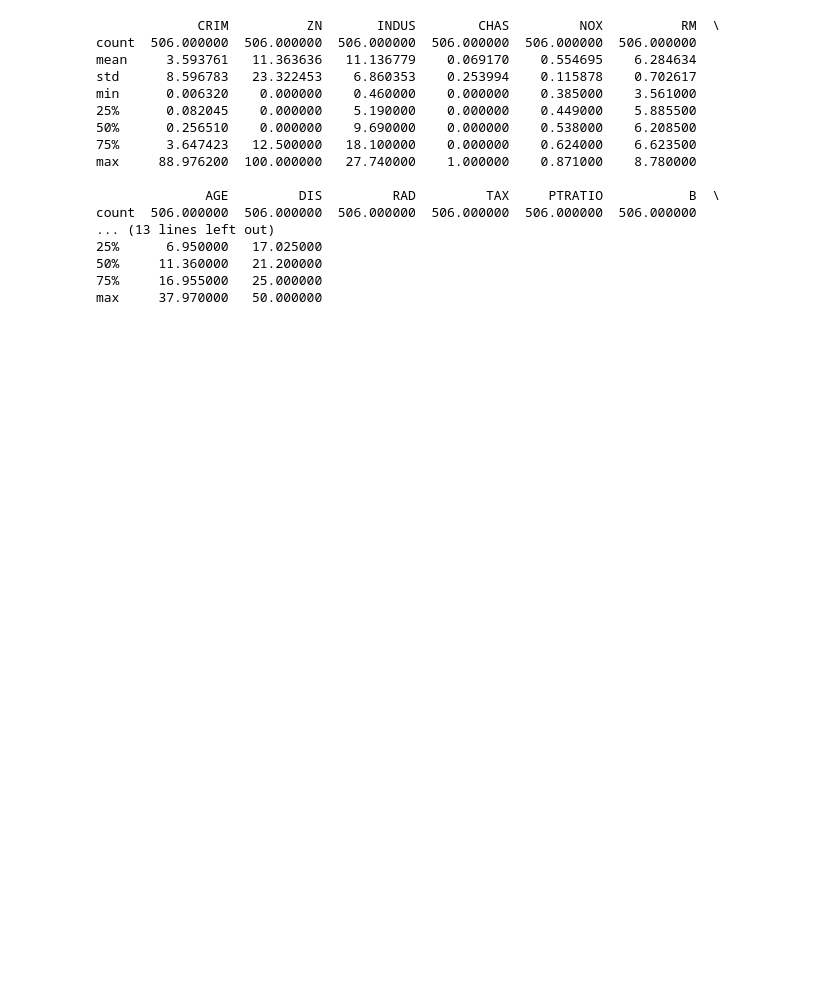
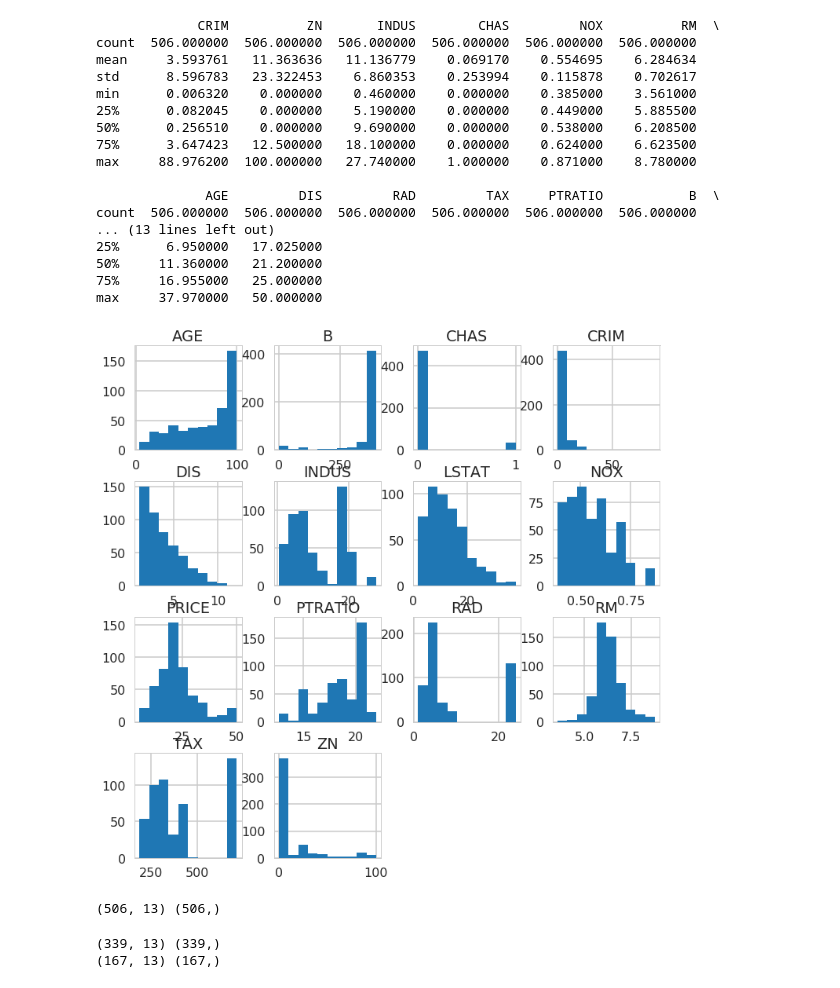
Before and after one commit to justthetips/ml, a Jupyter notebook: Boston Housing Dataset.ipynb, the cells around one changed output. Drawn from its saved outputs; the diff is of its cells as text; code cells hidden in the pictures; blank space fills up the shorter version.

```diff
--- a/Boston Housing Dataset.ipynb
+++ b/Boston Housing Dataset.ipynb
@@ -43,3 +48,24 @@ count  506.000000  506.000000  506.000000  506.000000  506.000000  506.000000
 50%     11.360000   21.200000
 75%     16.955000   25.000000
 max     37.970000   50.000000
+# %%
+bos.hist(figsize=(12,12))
+plt.show()
+# %% [output]
+[figure, added]
+# %%
+#set up the variables
+
+X = bos.drop('PRICE', axis = 1)
+y = bos['PRICE']
+print(X.shape, y.shape)
+# %% [output]
+(506, 13) (506,)
+# %%
+#split the data
+X_train, X_test, y_train, y_test = train_test_split(X, y, test_size = 0.33, random_state = 5)
+print(X_train.shape, y_train.shape)
+print(X_test.shape, y_test.shape)
+# %% [output]
+(339, 13) (339,)
+(167, 13) (167,)
```
Also changed, not shown: parts of 4 cells of this notebook.
